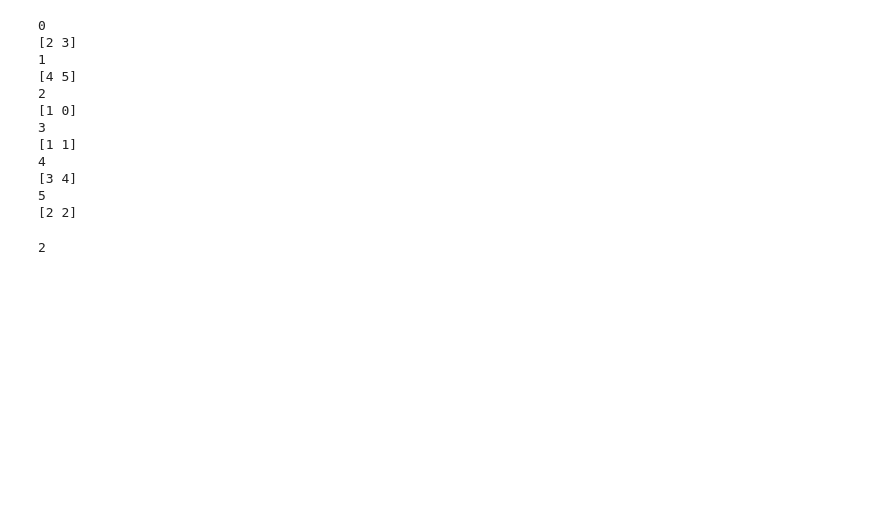
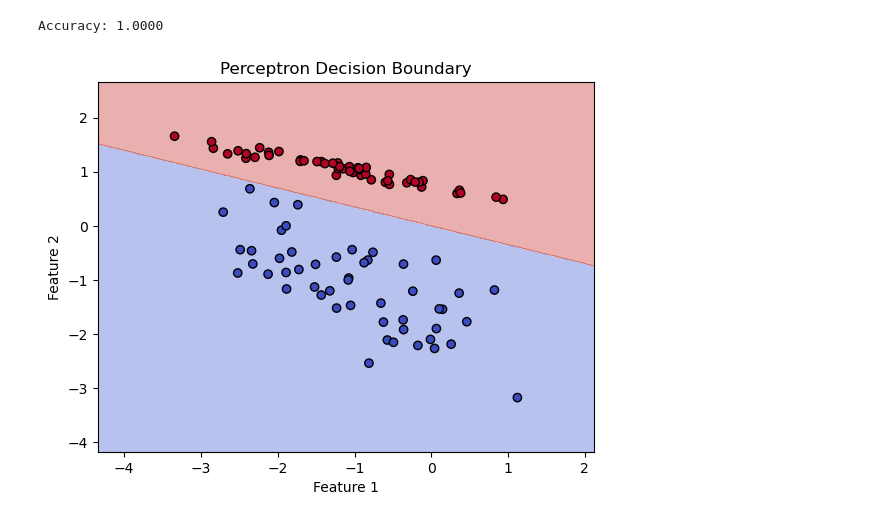
Before and after one commit to raccoder/MLnote, a Jupyter notebook: Perceptron/Perceptron.ipynb, the cells around one changed output. Drawn from its saved outputs; the diff is of its cells as text; code cells hidden in the pictures; blank space fills up the shorter version.

```diff
--- a/Perceptron/Perceptron.ipynb
+++ b/Perceptron/Perceptron.ipynb
@@ -32,19 +32,47 @@ X = np.array([[2, 3], [4, 5], [1, 0], [1, 1], [3, 4], [2, 2]])
-# %%
-for idx, x_i in enumerate(X):
-    print(idx)
-    print(x_i)
-X.shape[]
-# %% [output]
-0
-[2 3]
-1
-[4 5]
-2
-[1 0]
-3
-[1 1]
-4
-[3 4]
-5
-[2 2]
-2
+# %%
+import numpy as np
+import matplotlib.pyplot as plt
+from sklearn.datasets import make_classification
+from sklearn.metrics import accuracy_score
+
+# データセットの生成
+X, y = make_classification(n_features=2, n_redundant=0, n_informative=2,
+                           n_clusters_per_class=1, n_samples=100)
+# ラベルを-1と1に変換
+y[y == 0] = -1
+
+# パーセプトロンモデルのインスタンスを作成
+model = Perceptron(LR=0.01, n_iter=1000)
+
+# モデルの学習
+model.fit(X, y)
+
+# モデルの予測
+y_pred = model.predict(X)
+
+# 精度の計算
+accuracy = accuracy_score(y, y_pred)
+print(f"Accuracy: {accuracy:.4f}")
+
+# 決定境界のプロット
+x_min, x_max = X[:, 0].min() - 1, X[:, 0].max() + 1
+y_min, y_max = X[:, 1].min() - 1, X[:, 1].max() + 1
+xx, yy = np.meshgrid(np.arange(x_min, x_max, 0.01),
+                     np.arange(y_min, y_max, 0.01))
+
+Z = model.predict(np.c_[xx.ravel(), yy.ravel()])
+Z = Z.reshape(xx.shape)
+
+plt.contourf(xx, yy, Z, alpha=0.4, cmap=plt.cm.coolwarm)
+plt.scatter(X[:, 0], X[:, 1], c=y, marker='o', edgecolor='k', cmap=plt.cm.coolwarm)
+plt.plot(xx, -(model.weight[0]*xx + model.bias) / model.weight[1], "g-", linewidth=2) # 決定境界線
+
+plt.title("Perceptron Decision Boundary")
+plt.xlabel("Feature 1")
+plt.ylabel("Feature 2")
+plt.xlim(xx.min(), xx.max())
+plt.ylim(yy.min(), yy.max())
+plt.show()
+# %% [output]
+Accuracy: 1.0000
+[figure, added]
```
Also changed, not shown: parts of 2 cells of this notebook.
